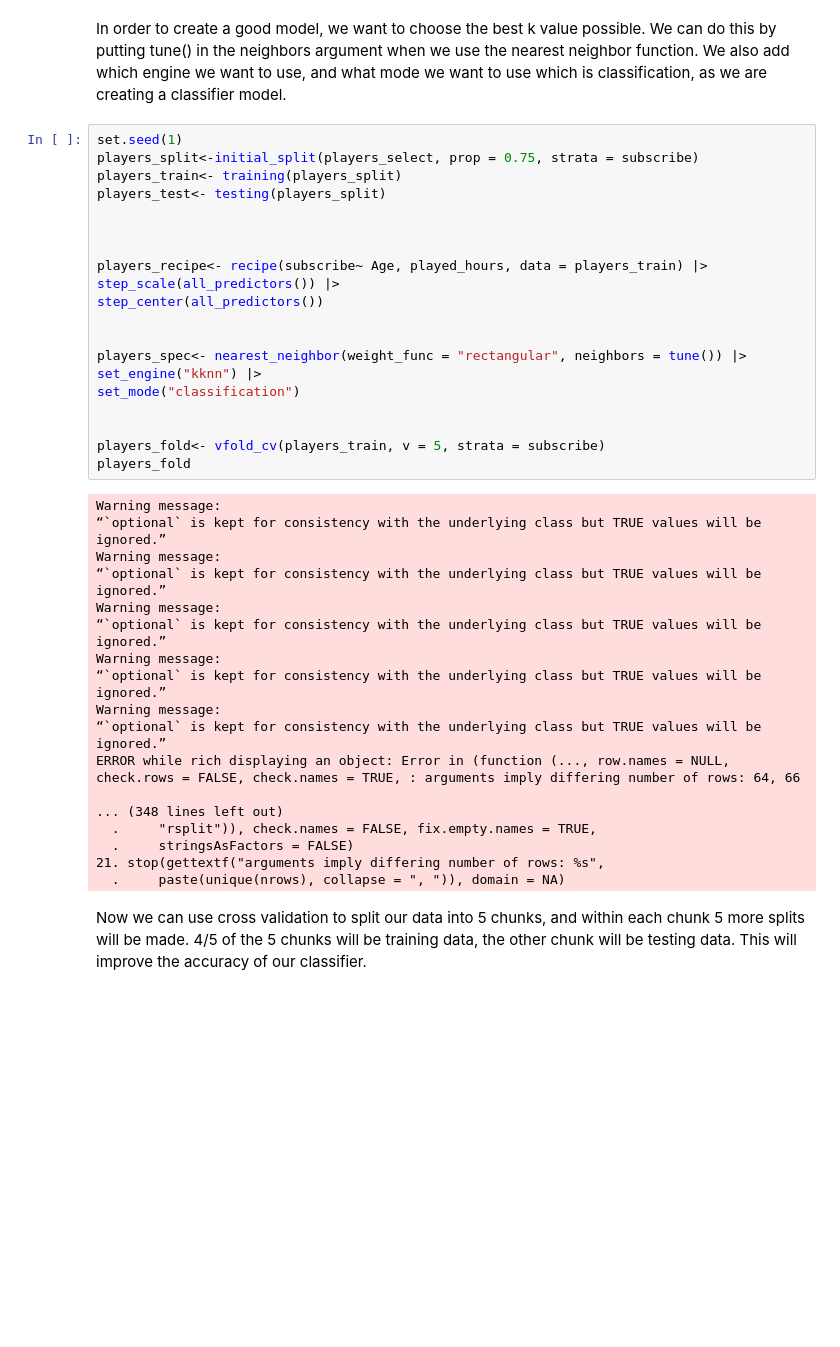
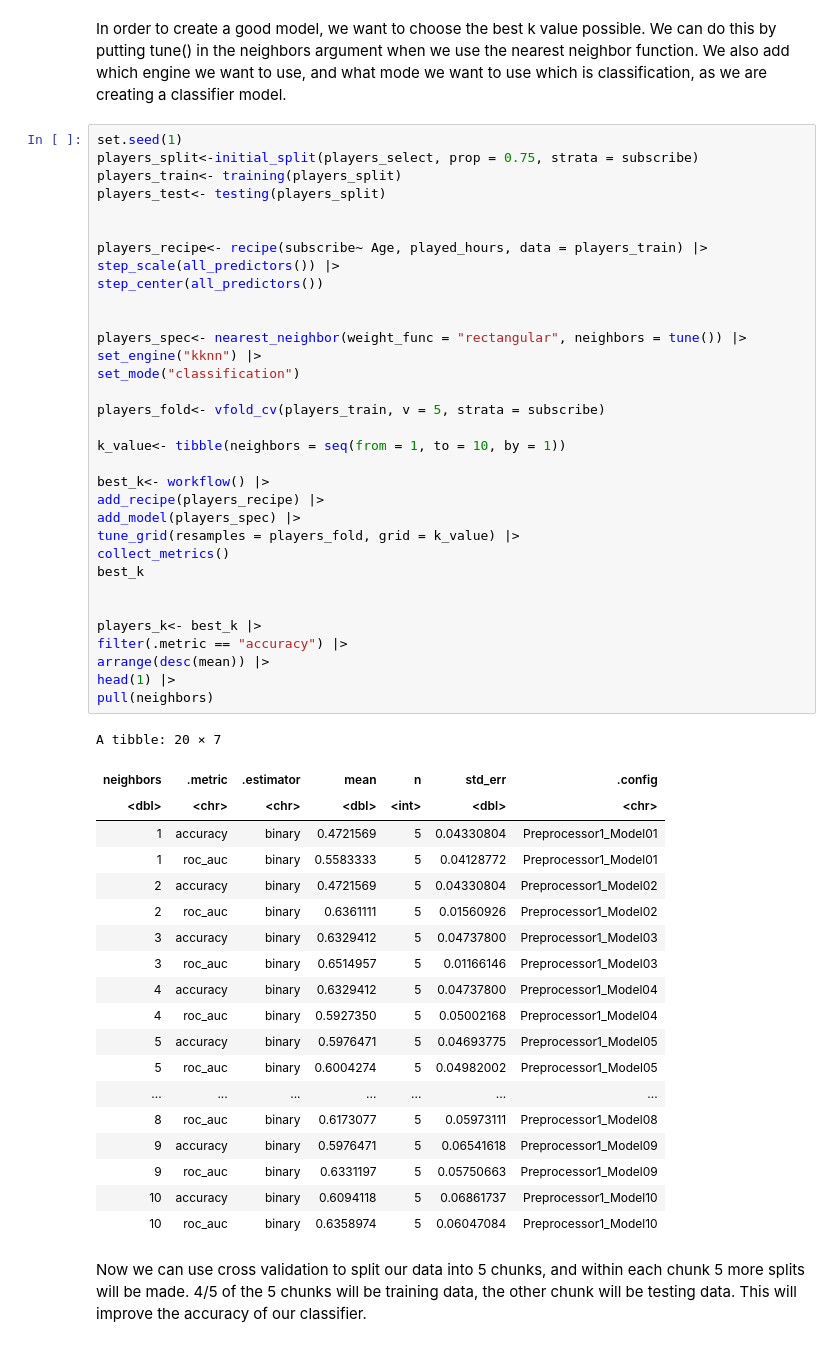
Before and after one commit to navis17/DSCI-100-Group-Project-Final-Report, a Jupyter notebook: Methods and Results.ipynb, the cells around one changed output. Cells and saved outputs as stored; diff of their text form; blank space fills up the shorter version.

Commit message:
Fixed issue with vfold

```diff
--- a/Methods and Results.ipynb
+++ b/Methods and Results.ipynb
@@ -152,40 +152,55 @@ In order to create a good model, we want to choose the best k value possible. We
 # %%
 set.seed(1)
 players_split<-initial_split(players_select, prop = 0.75, strata = subscribe)
 players_train<- training(players_split)
 players_test<- testing(players_split)
-
 
 
 players_recipe<- recipe(subscribe~ Age, played_hours, data = players_train) |>
 step_scale(all_predictors()) |>
 step_center(all_predictors())
 
 
 players_spec<- nearest_neighbor(weight_func = "rectangular", neighbors = tune()) |>
 set_engine("kknn") |>
 set_mode("classification")
 
+players_fold<- vfold_cv(players_train, v = 5, strata = subscribe)
 
-players_fold<- vfold_cv(players_train, v = 5, strata = subscribe)
-players_fold
+k_value<- tibble(neighbors = seq(from = 1, to = 10, by = 1))
+
+best_k<- workflow() |>
+add_recipe(players_recipe) |>
+add_model(players_spec) |>
+tune_grid(resamples = players_fold, grid = k_value) |>
+collect_metrics()
+best_k
+
+
+players_k<- best_k |>
+filter(.metric == "accuracy") |>
+arrange(desc(mean)) |>
+head(1) |>
+pull(neighbors)
 # %% [output]
-Warning message:
-“`optional` is kept for consistency with the underlying class but TRUE values will be ignored.”
-Warning message:
-“`optional` is kept for consistency with the underlying class but TRUE values will be ignored.”
-Warning message:
-“`optional` is kept for consistency with the underlying class but TRUE values will be ignored.”
-Warning message:
-“`optional` is kept for consistency with the underlying class but TRUE values will be ignored.”
-Warning message:
-“`optional` is kept for consistency with the underlying class but TRUE values will be ignored.”
-ERROR while rich displaying an object: Error in (function (..., row.names = NULL, check.rows = FALSE, check.names = TRUE, : arguments imply differing number of rows: 64, 66
-
-... (348 lines left out)
-  .     "rsplit")), check.names = FALSE, fix.empty.names = TRUE,
-  .     stringsAsFactors = FALSE)
-21. stop(gettextf("arguments imply differing number of rows: %s",
-  .     paste(unique(nrows), collapse = ", ")), domain = NA)
+A tibble: 20 × 7
+| neighbors | .metric | .estimator | mean | n | std_err | .config |
+| <dbl> | <chr> | <chr> | <dbl> | <int> | <dbl> | <chr> |
+| 1 | accuracy | binary | 0.4721569 | 5 | 0.04330804 | Preprocessor1_Model01 |
+| 1 | roc_auc | binary | 0.5583333 | 5 | 0.04128772 | Preprocessor1_Model01 |
+| 2 | accuracy | binary | 0.4721569 | 5 | 0.04330804 | Preprocessor1_Model02 |
+| 2 | roc_auc | binary | 0.6361111 | 5 | 0.01560926 | Preprocessor1_Model02 |
+| 3 | accuracy | binary | 0.6329412 | 5 | 0.04737800 | Preprocessor1_Model03 |
+| 3 | roc_auc | binary | 0.6514957 | 5 | 0.01166146 | Preprocessor1_Model03 |
+| 4 | accuracy | binary | 0.6329412 | 5 | 0.04737800 | Preprocessor1_Model04 |
+| 4 | roc_auc | binary | 0.5927350 | 5 | 0.05002168 | Preprocessor1_Model04 |
+| 5 | accuracy | binary | 0.5976471 | 5 | 0.04693775 | Preprocessor1_Model05 |
+| 5 | roc_auc | binary | 0.6004274 | 5 | 0.04982002 | Preprocessor1_Model05 |
+| ... | ... | ... | ... | ... | ... | ... |
+| 8 | roc_auc | binary | 0.6173077 | 5 | 0.05973111 | Preprocessor1_Model08 |
+| 9 | accuracy | binary | 0.5976471 | 5 | 0.06541618 | Preprocessor1_Model09 |
+| 9 | roc_auc | binary | 0.6331197 | 5 | 0.05750663 | Preprocessor1_Model09 |
+| 10 | accuracy | binary | 0.6094118 | 5 | 0.06861737 | Preprocessor1_Model10 |
+| 10 | roc_auc | binary | 0.6358974 | 5 | 0.06047084 | Preprocessor1_Model10 |
 # %% [markdown]
  Now we can use cross validation to split our data into 5 chunks, and within each chunk 5 more splits will be made. 4/5 of the 5 chunks will be training data, the other chunk will be testing data. This will improve the accuracy of our classifier.
```
Also changed, not shown: parts of 1 cell of this notebook.
